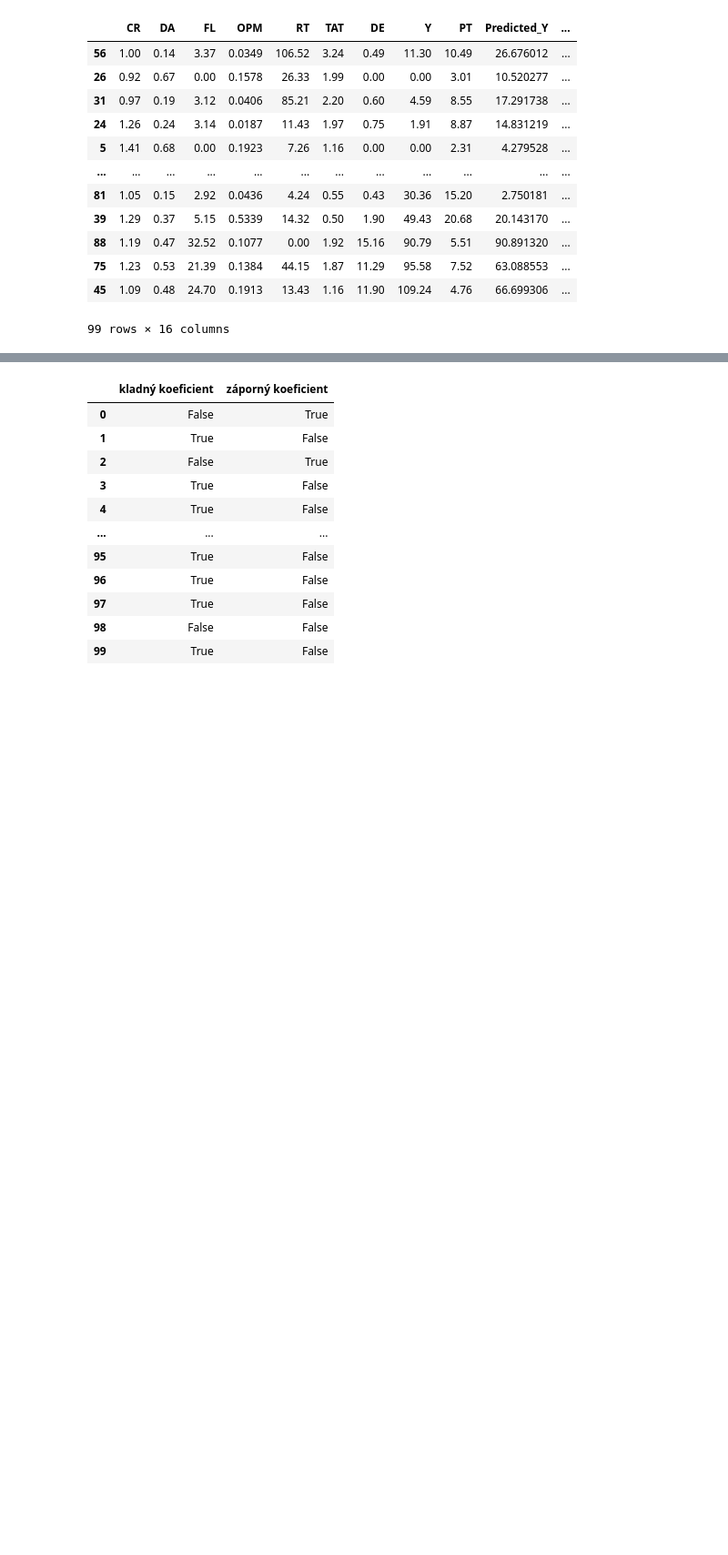
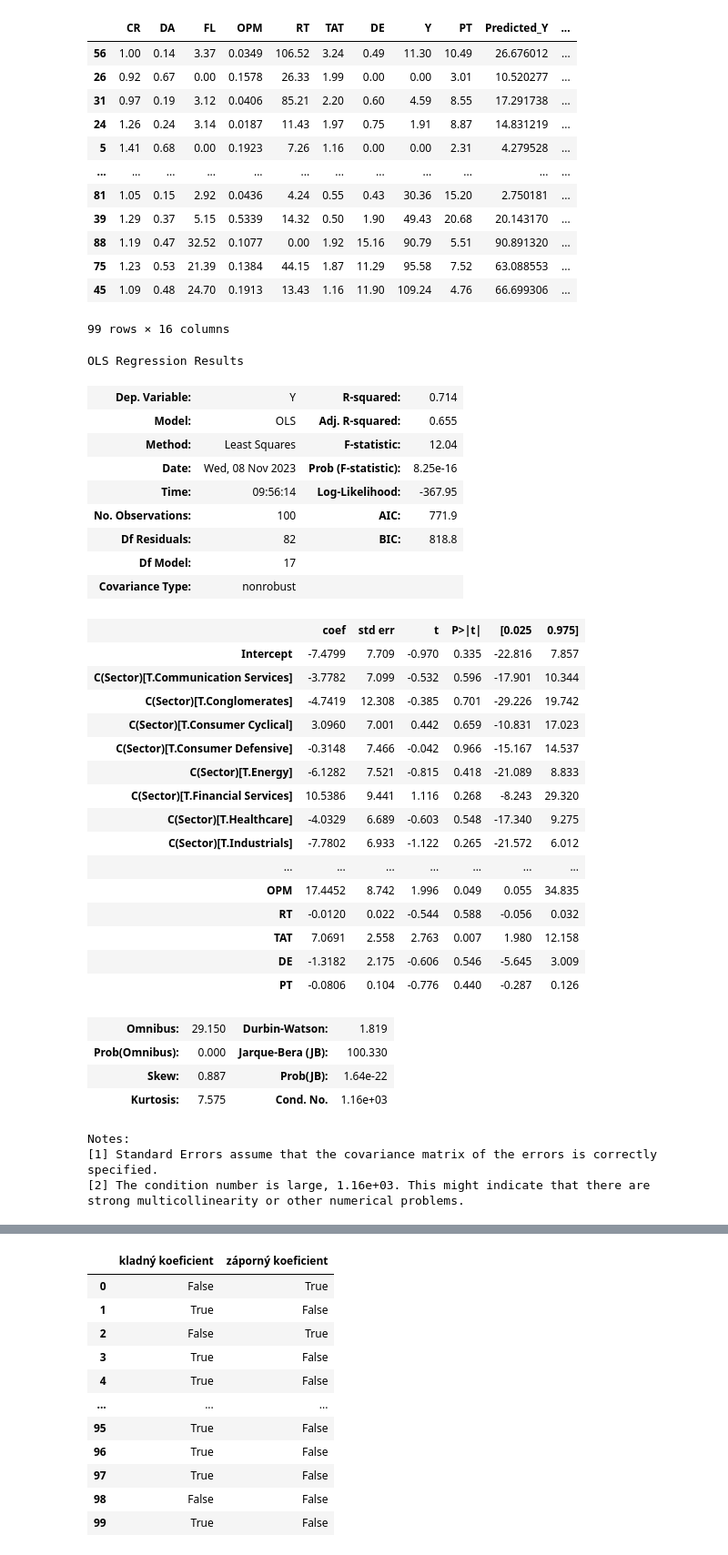
Before and after one commit to PetraJurcagova/Statistika, a Jupyter notebook: statistika_pridane_grafy.ipynb, the cells around one changed output, grey strips where cells are left out. Shown at 91% size. Saved outputs shown, nothing was run; the diff lists cells and outputs as text; code cells hidden in the pictures; blank space fills up the shorter version.

```diff
--- a/statistika_pridane_grafy.ipynb
+++ b/statistika_pridane_grafy.ipynb
@@ -405,4 +405,48 @@ data_corr.sort_values(by = "Difference_Y_3", ascending = False) # opět řazení
 | 75 | 1.23 | 0.53 | 21.39 | 0.1384 | 44.15 | 1.87 | 11.29 | 95.58 | 7.52 | 63.088553 | ... |
 | 45 | 1.09 | 0.48 | 24.70 | 0.1913 | 13.43 | 1.16 | 11.90 | 109.24 | 4.76 | 66.699306 | ... |
 99 rows × 16 columns
+# %%
+## BONUS3
+# Přidej Sektor (poslední sloupec) jako vysvětlující proměnnou s využitím One Hot Encoding. Podívej se, které sektory mají kladný koeficient a které sektory mají záporný koeficient.
+
+formula_4 = "Y ~ CR + DA + FL + OPM + RT + TAT + DE + PT + C(Sector)"
+
+model = smf.ols(formula = formula_4, data = data)
+result = model.fit()
+result.summary()
+# %% [output]
+OLS Regression Results
+| Dep. Variable: | Y | R-squared: | 0.714 |
+| Model: | OLS | Adj. R-squared: | 0.655 |
+| Method: | Least Squares | F-statistic: | 12.04 |
+| Date: | Wed, 08 Nov 2023 | Prob (F-statistic): | 8.25e-16 |
+| Time: | 09:56:14 | Log-Likelihood: | -367.95 |
+| No. Observations: | 100 | AIC: | 771.9 |
+| Df Residuals: | 82 | BIC: | 818.8 |
+| Df Model: | 17 |  |  |
+| Covariance Type: | nonrobust |  |  |
+|  | coef | std err | t | P>|t| | [0.025 | 0.975] |
+| Intercept | -7.4799 | 7.709 | -0.970 | 0.335 | -22.816 | 7.857 |
+| C(Sector)[T.Communication Services] | -3.7782 | 7.099 | -0.532 | 0.596 | -17.901 | 10.344 |
+| C(Sector)[T.Conglomerates] | -4.7419 | 12.308 | -0.385 | 0.701 | -29.226 | 19.742 |
+| C(Sector)[T.Consumer Cyclical] | 3.0960 | 7.001 | 0.442 | 0.659 | -10.831 | 17.023 |
+| C(Sector)[T.Consumer Defensive] | -0.3148 | 7.466 | -0.042 | 0.966 | -15.167 | 14.537 |
+| C(Sector)[T.Energy] | -6.1282 | 7.521 | -0.815 | 0.418 | -21.089 | 8.833 |
+| C(Sector)[T.Financial Services] | 10.5386 | 9.441 | 1.116 | 0.268 | -8.243 | 29.320 |
+| C(Sector)[T.Healthcare] | -4.0329 | 6.689 | -0.603 | 0.548 | -17.340 | 9.275 |
+| C(Sector)[T.Industrials] | -7.7802 | 6.933 | -1.122 | 0.265 | -21.572 | 6.012 |
+| ... | ... | ... | ... | ... | ... | ... |
+| OPM | 17.4452 | 8.742 | 1.996 | 0.049 | 0.055 | 34.835 |
+| RT | -0.0120 | 0.022 | -0.544 | 0.588 | -0.056 | 0.032 |
+| TAT | 7.0691 | 2.558 | 2.763 | 0.007 | 1.980 | 12.158 |
+| DE | -1.3182 | 2.175 | -0.606 | 0.546 | -5.645 | 3.009 |
+| PT | -0.0806 | 0.104 | -0.776 | 0.440 | -0.287 | 0.126 |
+| Omnibus: | 29.150 | Durbin-Watson: | 1.819 |
+| Prob(Omnibus): | 0.000 | Jarque-Bera (JB): | 100.330 |
+| Skew: | 0.887 | Prob(JB): | 1.64e-22 |
+| Kurtosis: | 7.575 | Cond. No. | 1.16e+03 |
+Notes:
+[1] Standard Errors assume that the covariance matrix of the errors is correctly specified.
+[2] The condition number is large, 1.16e+03. This might indicate that there are
+strong multicollinearity or other numerical problems.
 # %%
```
Also changed, not shown: parts of 12 cells of this notebook.
